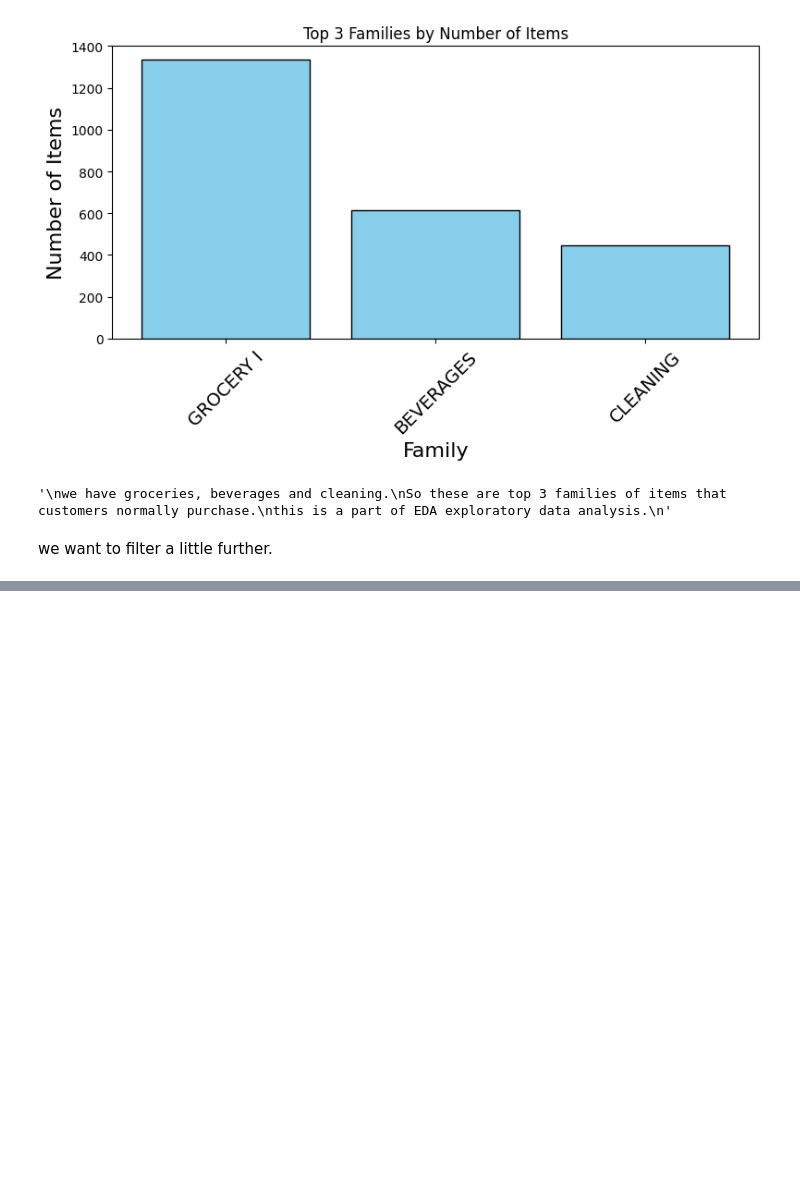
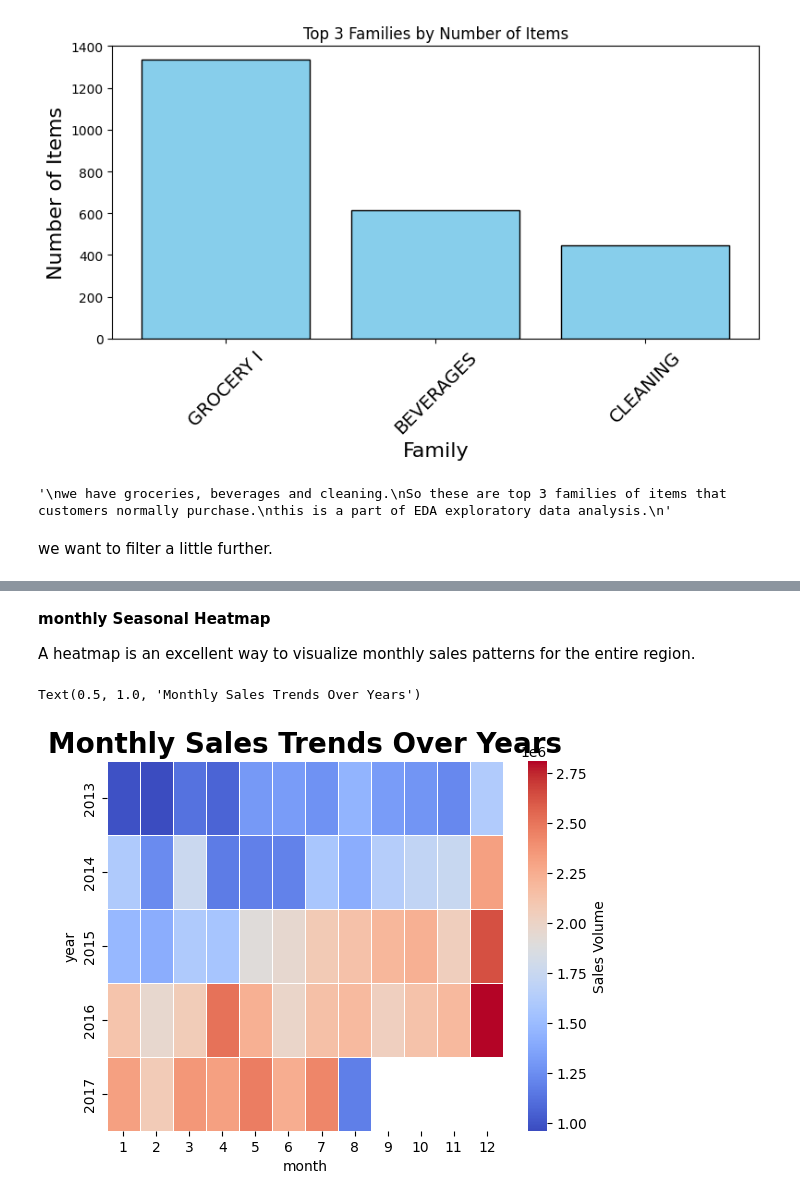
Before and after one commit to Onyi-RICH/Retail_Demand_Forcast, a Jupyter notebook: data_prep.ipynb, the cells around one changed output, grey strips where cells are left out. Drawn from its saved outputs; the diff is of its cells as text; code cells hidden in the pictures; blank space fills up the shorter version.

```diff
--- a/data_prep.ipynb
+++ b/data_prep.ipynb
@@ -187,0 +541,24 @@ df_train = df_train[df_train['item_nbr'].isin(item_ids)]          # Df train wil
+# %% [markdown]
+**monthly Seasonal Heatmap**
+
+A heatmap is an excellent way to visualize monthly sales patterns for the entire region.
+# %%
+# Aggregating sales by year and month
+# .unstack(): reshapes the table so that: Each row is a year, Each column is a month (1–12), The values are total sales.
+
+sales_by_month = df_train.groupby(['year', 'month'])['unit_sales'].sum().unstack()
+
+#  Plotting heatmap of sales by year and month
+sns.heatmap(
+           sales_by_month,
+           cmap='coolwarm',                    # Use a diverging colormap for better contrast
+           linewidths=0.5,                     # Add lines between cells for clarity
+           linecolor='white',                  # Use white lines for a cleaner look
+           cbar_kws={'label': 'Sales Volume'}  # Add a descriptive colorbar label
+)
+
+
+plt.title('Monthly Sales Trends Over Years', fontsize=20, fontweight='bold')
+# %% [output]
+Text(0.5, 1.0, 'Monthly Sales Trends Over Years')
+[figure, added]
```
Also changed, not shown: parts of 61 cells of this notebook.
